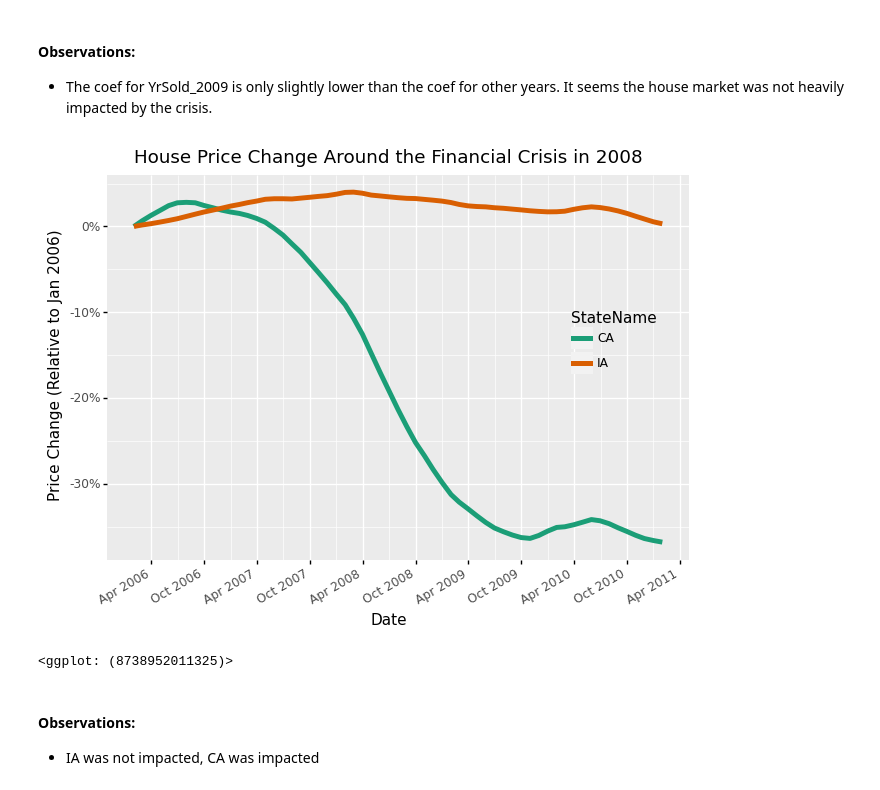
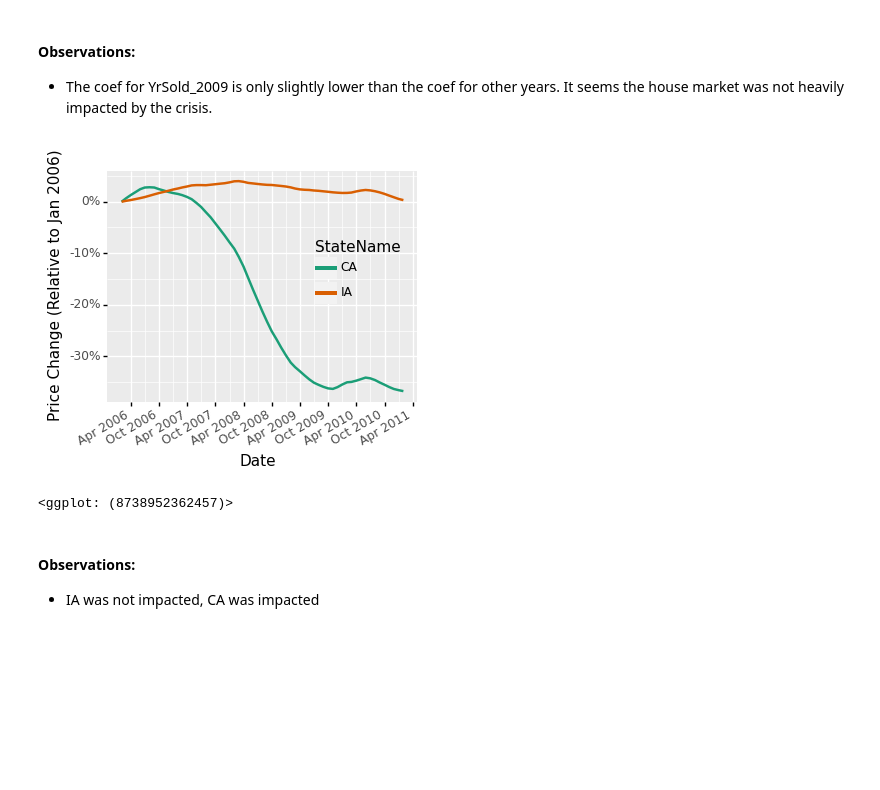
Before and after one commit to dehuihou/ames_house_price, a Jupyter notebook: sta208_final_project_lasso.ipynb, the cells around one changed output. Drawn from its saved outputs; the diff is of its cells as text; code cells hidden in the pictures; blank space fills up the shorter version.

```diff
--- a/sta208_final_project_lasso.ipynb
+++ b/sta208_final_project_lasso.ipynb
@@ -486,26 +433,26 @@ df_zillow['dt'] = df_zillow['dt'].apply(lambda x: datetime.strptime(x, '%Y-%m-%d
 # %%
 (
     p9.ggplot(
         df_zillow[df_zillow['StateName'].isin(['IA', 'CA'])],
         p9.aes('dt', 'price_change', color='StateName')
     )
-    + p9.geom_line(size=2)
+    + p9.geom_line(size=1)
     + p9.scale_x_datetime(breaks=date_breaks('6 months'), labels=date_format('%b %Y'))
     + p9.scale_y_continuous(labels=lambda l: ['{:.0%}'.format(x) for x in l])
     + p9.scale_color_brewer(type='qual', palette=2)
     + p9.xlab('Date')
     + p9.ylab('Price Change (Relative to Jan 2006)')
-    + p9.ggtitle('House Price Change Around the Financial Crisis in 2008')
+    # + p9.ggtitle('House Price Change Around the Financial Crisis in 2008')
     + p9.theme(
-        figure_size=(7.5, 5),
+        figure_size=(4, 3),
         axis_text_x=p9.element_text(rotation=30, hjust=1),
-        legend_position=(0.8, 0.55),
+        legend_position=(0.75, 0.55),
         legend_background=p9.element_blank()
     )
 )
 # %% [output]
-[figure, old version]
+[figure, new version]
-<ggplot: (8738952011325)>
+<ggplot: (8738952362457)>
 # %% [markdown]
 #### Observations:
 
```
Also changed, not shown: parts of 9 cells of this notebook.
